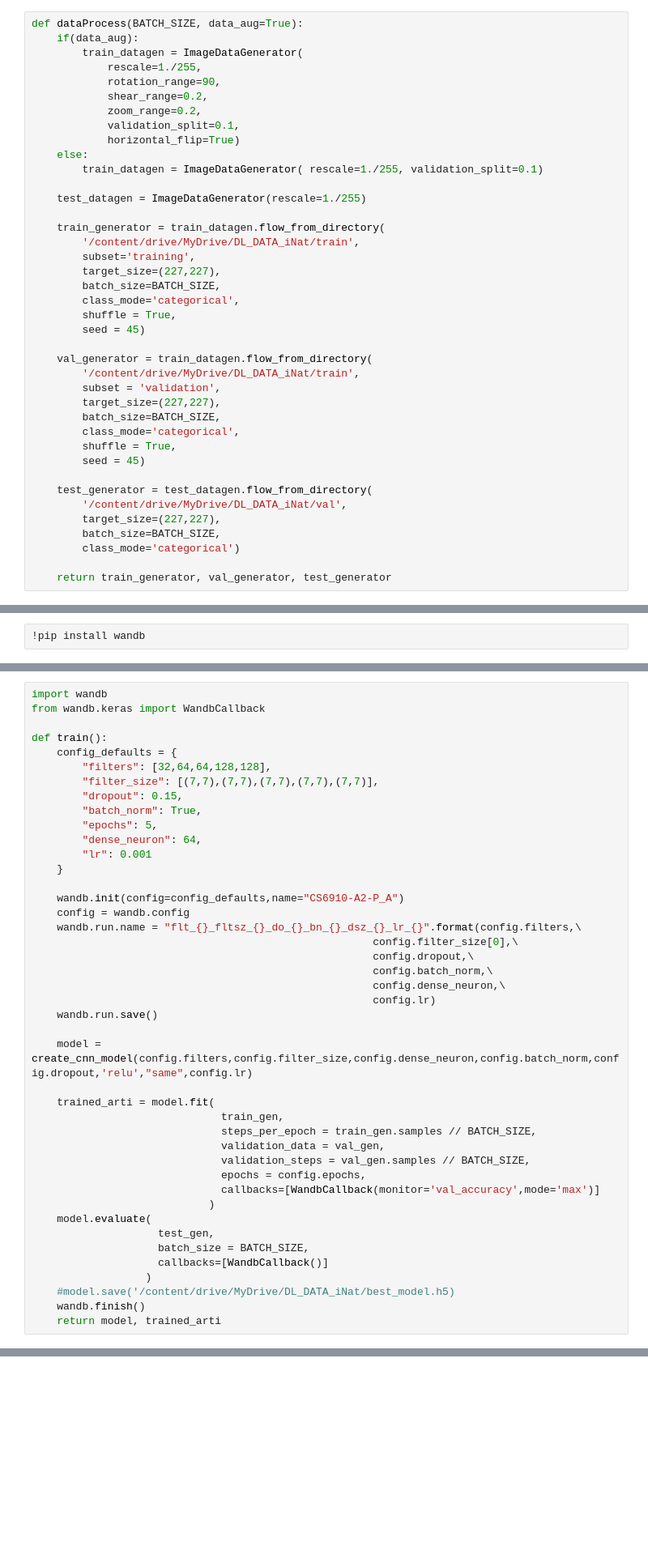
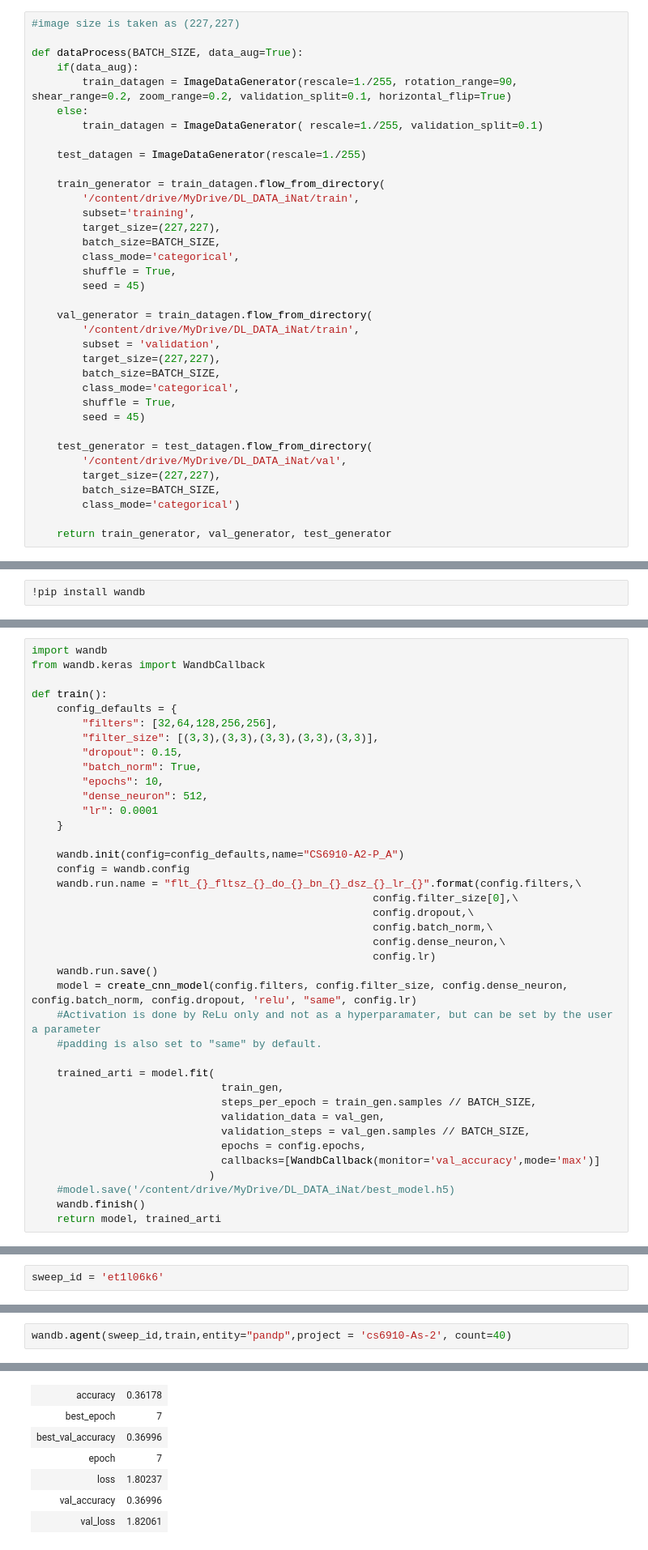
Before and after one commit to pranabIITM/CS6910, a Jupyter notebook: AS2/P-A/PartA_Q2.ipynb, the cells around one changed output, grey strips where cells are left out. Shown at 81% size. Cells and saved outputs as stored; diff of their text form; blank space fills up the shorter version.

```diff
--- a/AS2/P-A/PartA_Q2.ipynb
+++ b/AS2/P-A/PartA_Q2.ipynb
@@ -48,13 +53,9 @@ Definition Function for preparing DATA:-
 # %%
+#image size is taken as (227,227)
+
 def dataProcess(BATCH_SIZE, data_aug=True):
     if(data_aug):
-        train_datagen = ImageDataGenerator(
-            rescale=1./255,
-            rotation_range=90,
-            shear_range=0.2,
-            zoom_range=0.2,
-            validation_split=0.1,
-            horizontal_flip=True)
+        train_datagen = ImageDataGenerator(rescale=1./255, rotation_range=90, shear_range=0.2, zoom_range=0.2, validation_split=0.1, horizontal_flip=True)
     else:
         train_datagen = ImageDataGenerator( rescale=1./255, validation_split=0.1)
 
@@ -173,13 +148,13 @@ from wandb.keras import WandbCallback
 
 def train():
     config_defaults = {
-        "filters": [32,64,64,128,128],
-        "filter_size": [(7,7),(7,7),(7,7),(7,7),(7,7)],
+        "filters": [32,64,128,256,256],
+        "filter_size": [(3,3),(3,3),(3,3),(3,3),(3,3)],
         "dropout": 0.15,
         "batch_norm": True,
-        "epochs": 5,
-        "dense_neuron": 64,
-        "lr": 0.001
+        "epochs": 10,
+        "dense_neuron": 512,
+        "lr": 0.0001
     }
 
     wandb.init(config=config_defaults,name="CS6910-A2-P_A")
@@ -191,8 +166,9 @@ def train():
                                                       config.dense_neuron,\
                                                       config.lr)
     wandb.run.save()
-
-    model = create_cnn_model(config.filters,config.filter_size,config.dense_neuron,config.batch_norm,config.dropout,'relu',"same",config.lr)
+    model = create_cnn_model(config.filters, config.filter_size, config.dense_neuron, config.batch_norm, config.dropout, 'relu', "same", config.lr)
+    #Activation is done by ReLu only and not as a hyperparamater, but can be set by the user a parameter
+    #padding is also set to "same" by default.
 
     trained_arti = model.fit(
                               train_gen,
@@ -202,11 +178,6 @@ def train():
                               epochs = config.epochs,
                               callbacks=[WandbCallback(monitor='val_accuracy',mode='max')]
                             )
-    model.evaluate(
-                    test_gen,
-                    batch_size = BATCH_SIZE,
-                    callbacks=[WandbCallback()]
-                  )
     #model.save('/content/drive/MyDrive/DL_DATA_iNat/best_model.h5)
     wandb.finish()
     return model, trained_arti
@@ -218 +189,3 @@ Sweep URL: https://wandb.ai/pandp/cs6910-As-2/sweeps/9khqsoyk
+# %%
+sweep_id = 'et1l06k6'
 # %% [markdown]
@@ -238,0 +281,3 @@ Epoch 1/12
+# %%
+wandb.agent(sweep_id,train,entity="pandp",project = 'cs6910-As-2', count=40)
+# %% [output]
@@ -238,0 +322,7 @@ Epoch 1/12
+| accuracy | 0.36178 |
+| best_epoch | 7 |
+| best_val_accuracy | 0.36996 |
+| epoch | 7 |
+| loss | 1.80237 |
+| val_accuracy | 0.36996 |
+| val_loss | 1.82061 |
```
Also changed, not shown: parts of 20 cells of this notebook.
